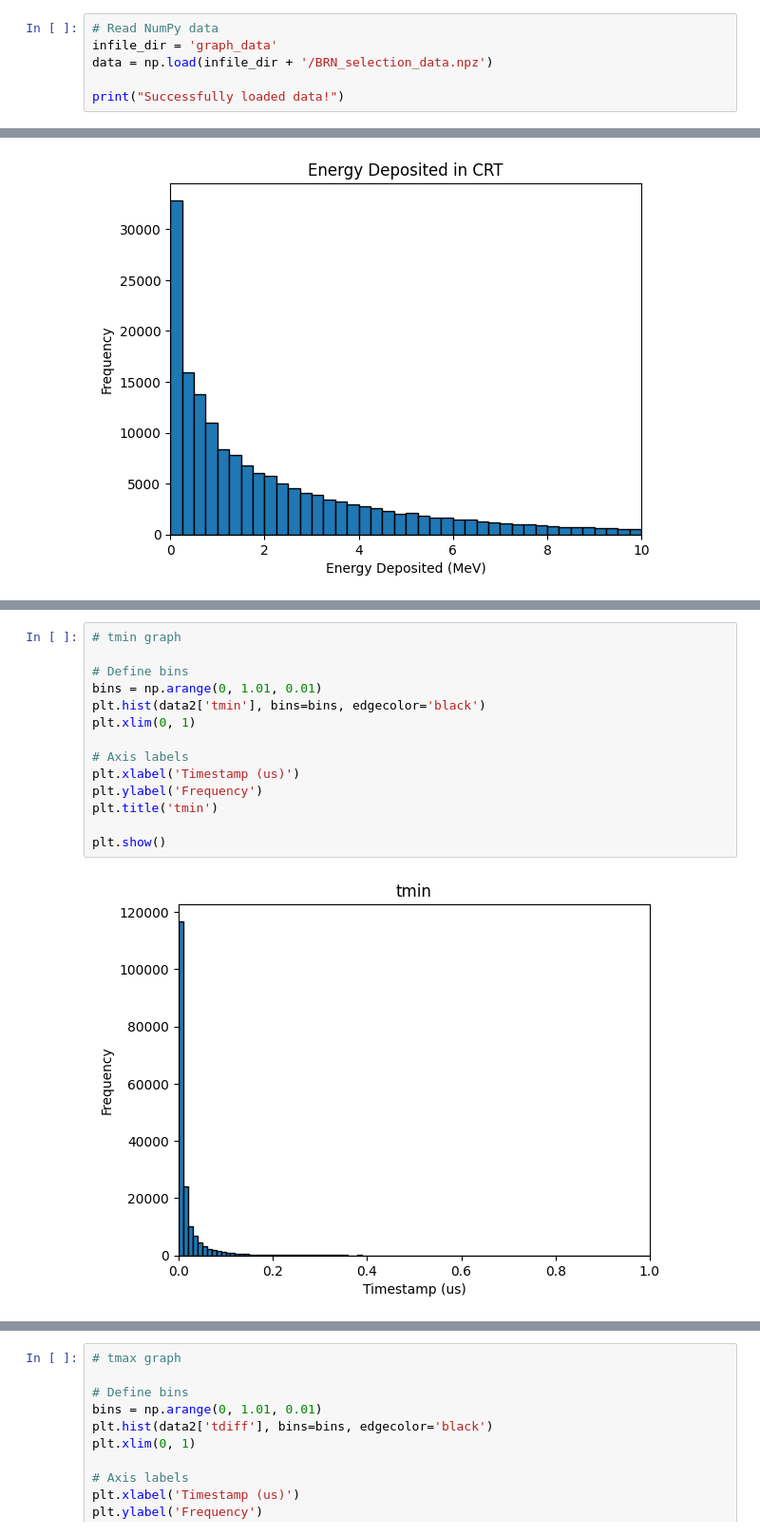
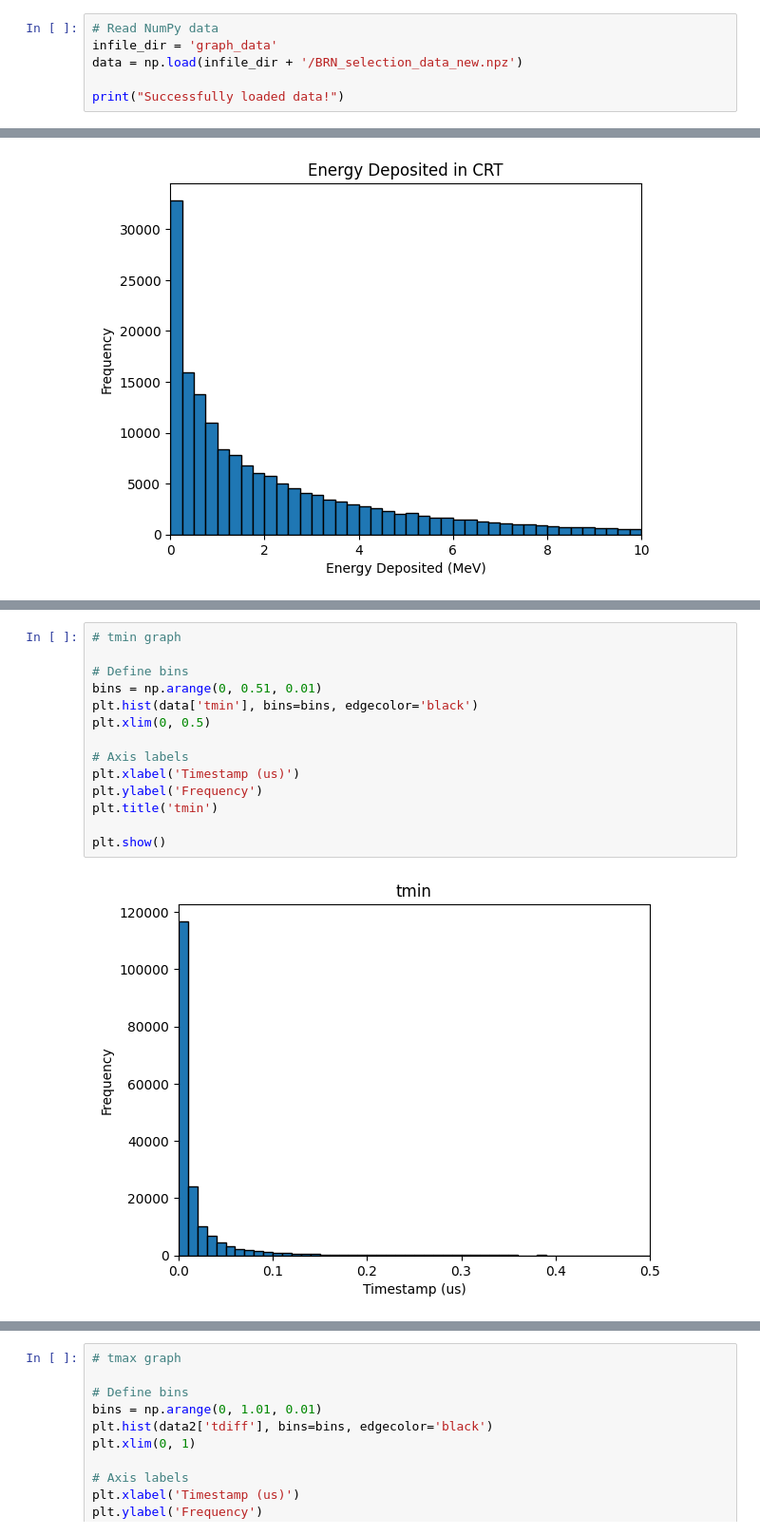
Before and after one commit to vaccarojohn/SNeNDSim, a Jupyter notebook: sim/BRN/BRN_selection_analysis.ipynb, the cells around one changed output, grey strips where cells are left out. Shown at 95% size. Drawn from its saved outputs; the diff is of its cells as text.

```diff
--- a/sim/BRN/BRN_selection_analysis.ipynb
+++ b/sim/BRN/BRN_selection_analysis.ipynb
@@ -5,7 +5,7 @@ import numpy as np
 # %%
 # Read NumPy data
 infile_dir = 'graph_data'
-data = np.load(infile_dir + '/BRN_selection_data.npz')
+data = np.load(infile_dir + '/BRN_selection_data_new.npz')
 
 print("Successfully loaded data!")
 # %% [output]
@@ -70,19 +62,19 @@ Successfully loaded data!
 # %%
 # tmin graph
 
 # Define bins
-bins = np.arange(0, 1.01, 0.01)
-plt.hist(data2['tmin'], bins=bins, edgecolor='black')
-plt.xlim(0, 1)
+bins = np.arange(0, 0.51, 0.01)
+plt.hist(data['tmin'], bins=bins, edgecolor='black')
+plt.xlim(0, 0.5)
 
 # Axis labels
 plt.xlabel('Timestamp (us)')
 plt.ylabel('Frequency')
 plt.title('tmin')
 
 plt.show()
 # %% [output]
-[figure, old version]
+[figure, new version]
 # %%
 # tmax graph
 
```
Also changed, not shown: parts of 5 cells of this notebook, 5 other files.
